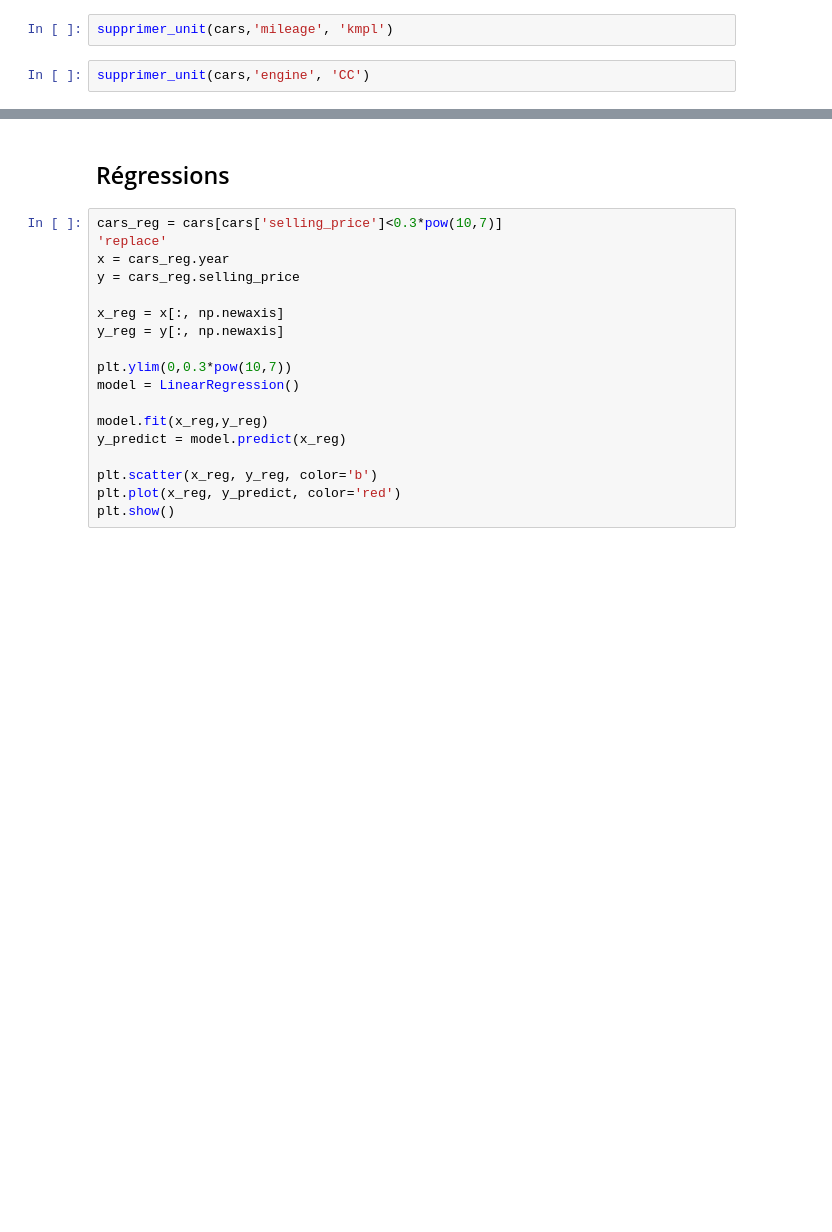
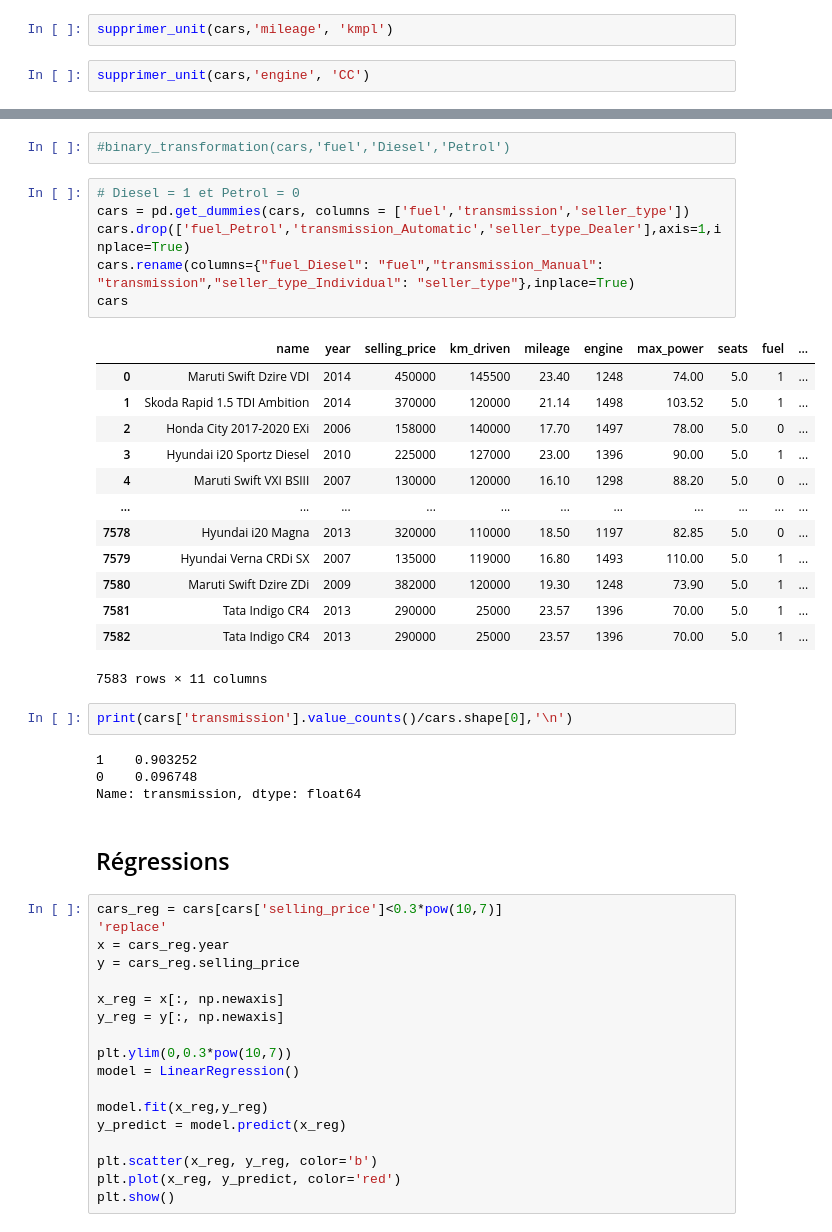
Before and after one commit to jagereren/Car-price-prediction-Machine-learning, a Jupyter notebook: projet_ias.ipynb, the cells around one changed output, grey strips where cells are left out. Saved outputs shown, nothing was run; the diff lists cells and outputs as text; blank space fills up the shorter version.

Commit message:
Update projet_ias
Nan values appear idk why

```diff
--- a/projet_ias.ipynb
+++ b/projet_ias.ipynb
@@ -186,3 +205,31 @@ cars
+# %%
+#binary_transformation(cars,'fuel','Diesel','Petrol')
+# %%
+# Diesel = 1 et Petrol = 0
+cars = pd.get_dummies(cars, columns = ['fuel','transmission','seller_type'])
+cars.drop(['fuel_Petrol','transmission_Automatic','seller_type_Dealer'],axis=1,inplace=True)
+cars.rename(columns={"fuel_Diesel": "fuel","transmission_Manual": "transmission","seller_type_Individual": "seller_type"},inplace=True)
+cars
+# %% [output]
+|  | name | year | selling_price | km_driven | mileage | engine | max_power | seats | fuel | ... |
+| 0 | Maruti Swift Dzire VDI | 2014 | 450000 | 145500 | 23.40 | 1248 | 74.00 | 5.0 | 1 | ... |
+| 1 | Skoda Rapid 1.5 TDI Ambition | 2014 | 370000 | 120000 | 21.14 | 1498 | 103.52 | 5.0 | 1 | ... |
+| 2 | Honda City 2017-2020 EXi | 2006 | 158000 | 140000 | 17.70 | 1497 | 78.00 | 5.0 | 0 | ... |
+| 3 | Hyundai i20 Sportz Diesel | 2010 | 225000 | 127000 | 23.00 | 1396 | 90.00 | 5.0 | 1 | ... |
+| 4 | Maruti Swift VXI BSIII | 2007 | 130000 | 120000 | 16.10 | 1298 | 88.20 | 5.0 | 0 | ... |
+| ... | ... | ... | ... | ... | ... | ... | ... | ... | ... | ... |
+| 7578 | Hyundai i20 Magna | 2013 | 320000 | 110000 | 18.50 | 1197 | 82.85 | 5.0 | 0 | ... |
+| 7579 | Hyundai Verna CRDi SX | 2007 | 135000 | 119000 | 16.80 | 1493 | 110.00 | 5.0 | 1 | ... |
+| 7580 | Maruti Swift Dzire ZDi | 2009 | 382000 | 120000 | 19.30 | 1248 | 73.90 | 5.0 | 1 | ... |
+| 7581 | Tata Indigo CR4 | 2013 | 290000 | 25000 | 23.57 | 1396 | 70.00 | 5.0 | 1 | ... |
+| 7582 | Tata Indigo CR4 | 2013 | 290000 | 25000 | 23.57 | 1396 | 70.00 | 5.0 | 1 | ... |
+7583 rows × 11 columns
+# %%
+print(cars['transmission'].value_counts()/cars.shape[0],'\n')
+# %% [output]
+1    0.903252
+0    0.096748
+Name: transmission, dtype: float64
 # %% [markdown]
 ## Régressions
 # %%
```
Also changed, not shown: parts of 13 cells of this notebook.
